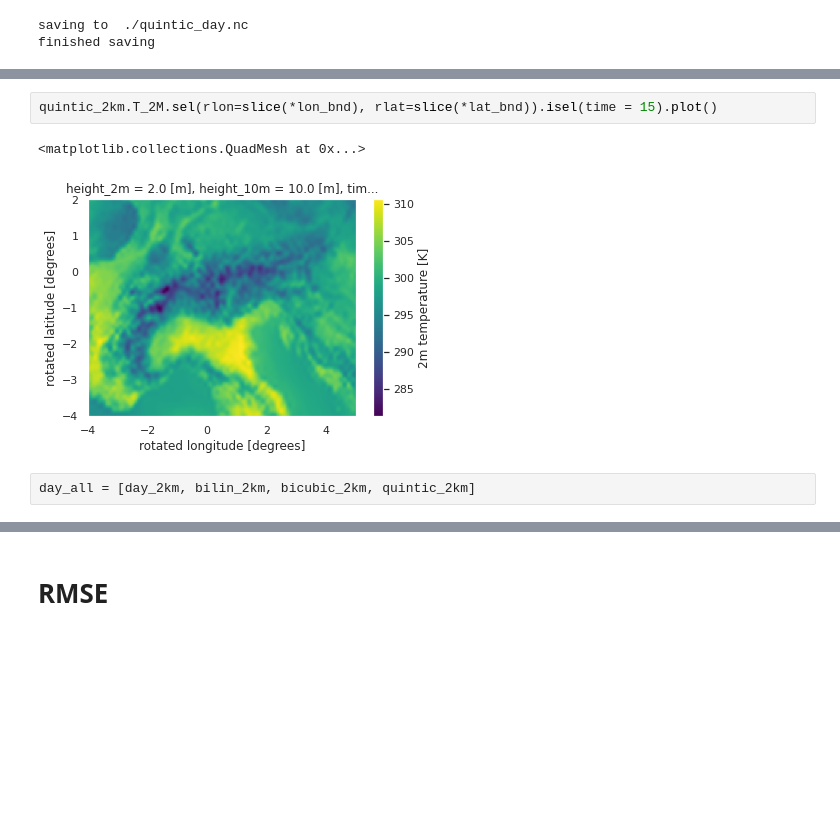
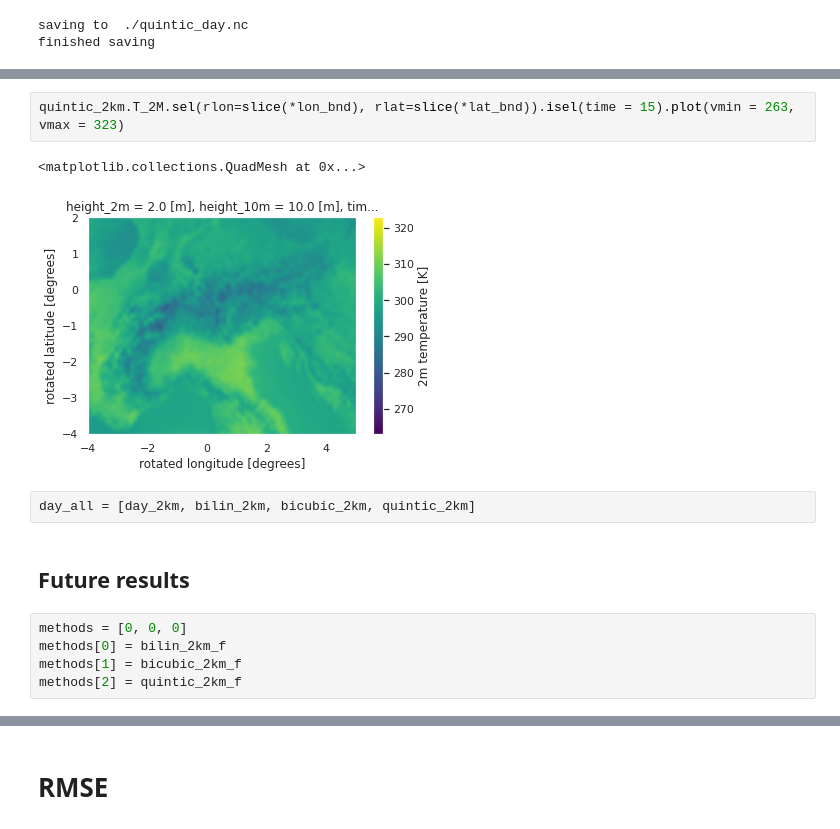
Before and after one commit to LeoMicollet/Downscaling_CM, a Jupyter notebook: dev/Metrics.ipynb, the cells around one changed output, grey strips where cells are left out. Cells and saved outputs as stored; diff of their text form; blank space fills up the shorter version.

```diff
--- a/dev/Metrics.ipynb
+++ b/dev/Metrics.ipynb
@@ -167,7 +307,14 @@ finished saving
 # %%
-quintic_2km.T_2M.sel(rlon=slice(*lon_bnd), rlat=slice(*lat_bnd)).isel(time = 15).plot()
+quintic_2km.T_2M.sel(rlon=slice(*lon_bnd), rlat=slice(*lat_bnd)).isel(time = 15).plot(vmin = 263, vmax = 323)
 # %% [output]
 <matplotlib.collections.QuadMesh at 0x...>
-[figure, old version]
+[figure, new version]
 # %%
 day_all = [day_2km, bilin_2km, bicubic_2km, quintic_2km]
+# %% [markdown]
+## Future results
+# %%
+methods = [0, 0, 0]
+methods[0] = bilin_2km_f
+methods[1] = bicubic_2km_f
+methods[2] = quintic_2km_f
```
Also changed, not shown: parts of 30 cells of this notebook, 1 other file.
